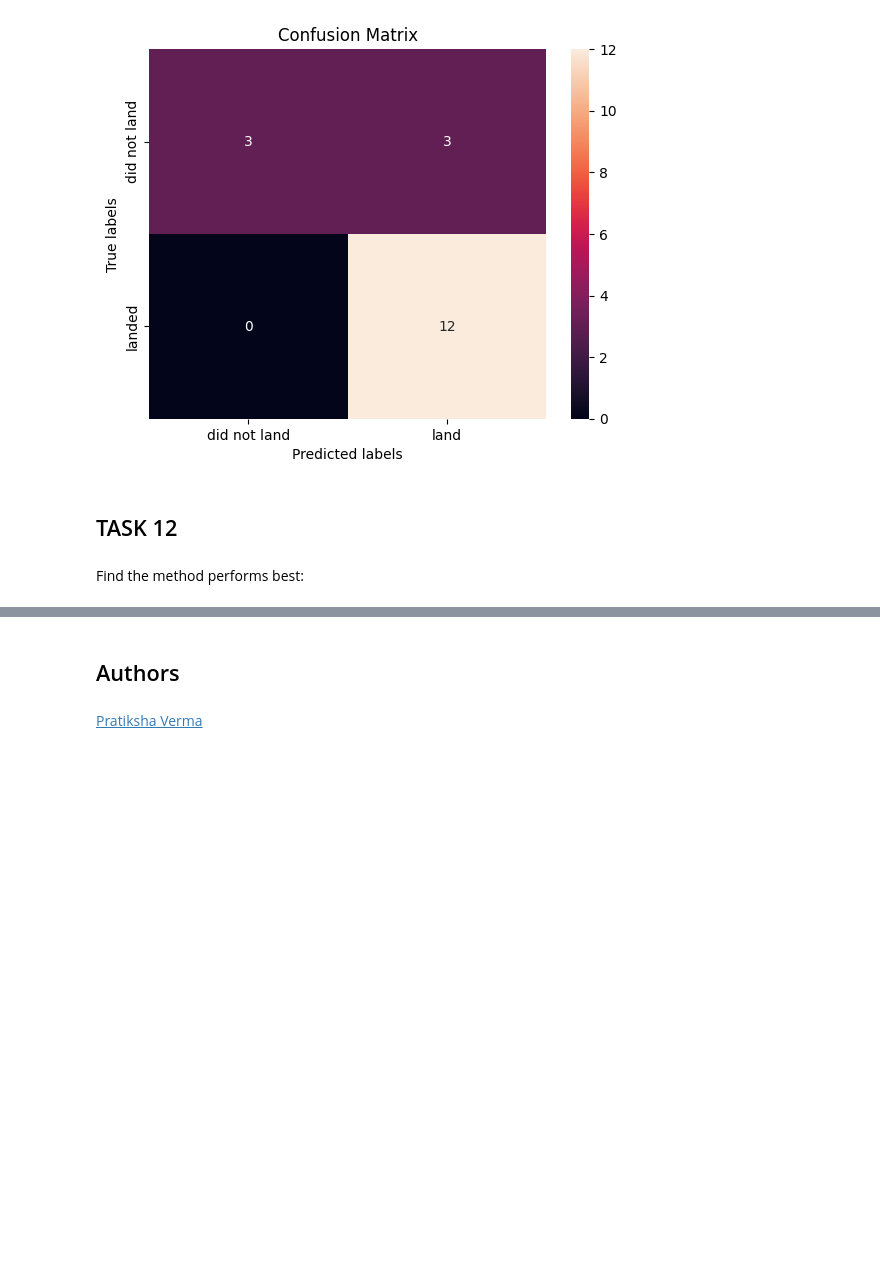
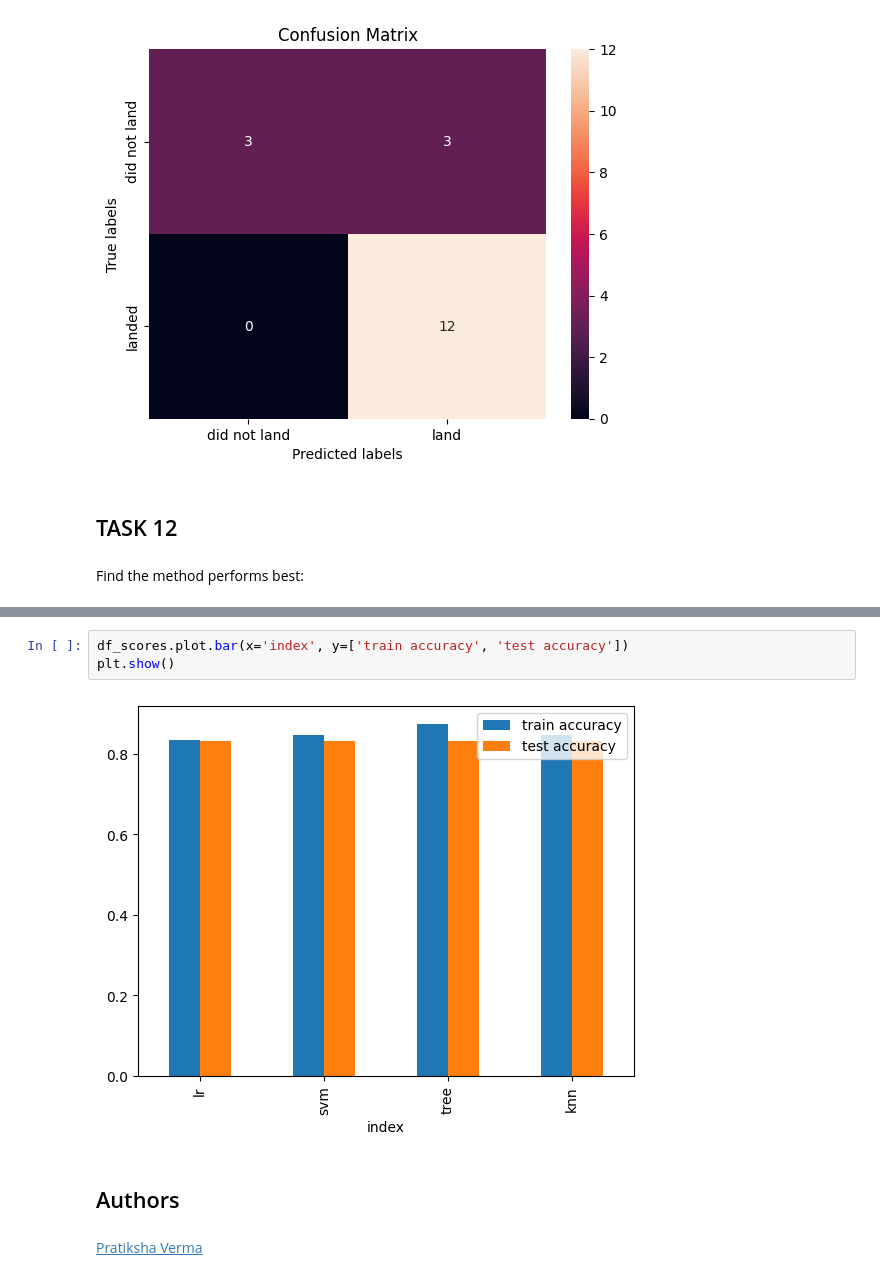
Before and after one commit to karnesh/DS_capstone, a Jupyter notebook: SpaceX_Machine Learning Prediction_Part_5.ipynb, the cells around one changed output, grey strips where cells are left out. Cells and saved outputs as stored; diff of their text form; blank space fills up the shorter version.

```diff
--- a/SpaceX_Machine Learning Prediction_Part_5.ipynb
+++ b/SpaceX_Machine Learning Prediction_Part_5.ipynb
@@ -371,3 +373,8 @@ df_scores
+# %%
+df_scores.plot.bar(x='index', y=['train accuracy', 'test accuracy'])
+plt.show()
+# %% [output]
+[figure, added]
 # %% [markdown]
 ## Authors
 # %% [markdown]
```
Also changed, not shown: parts of 3 cells of this notebook.
